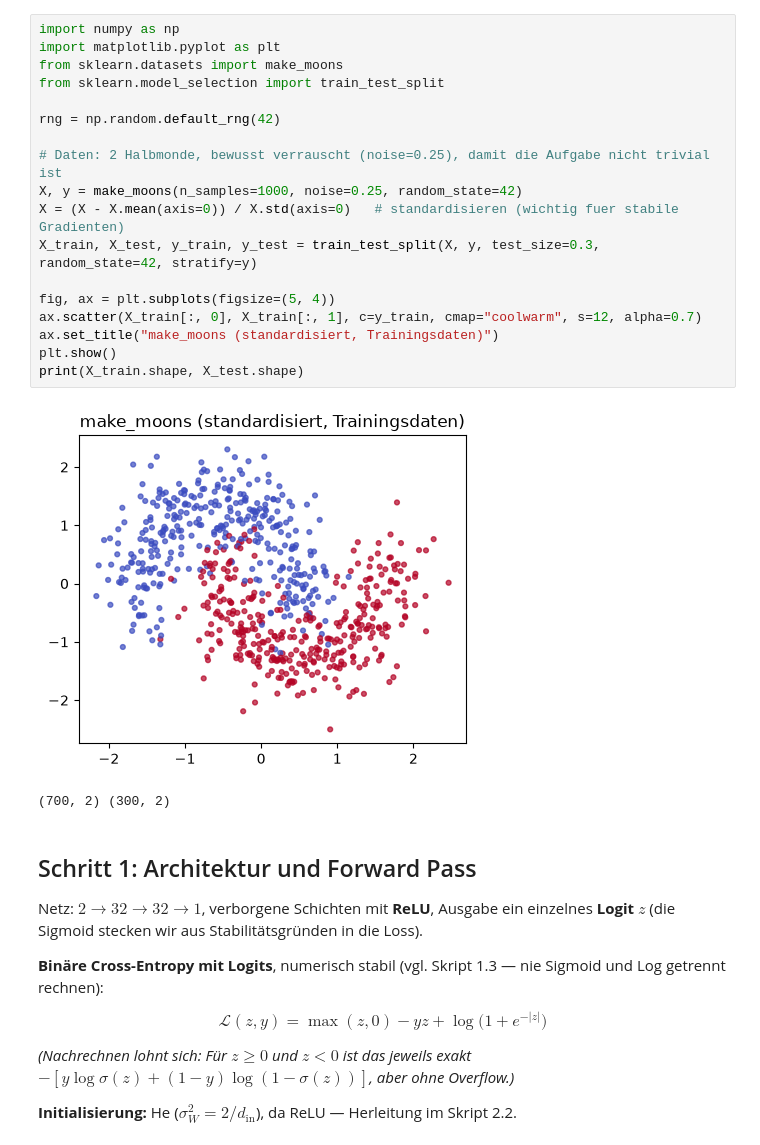
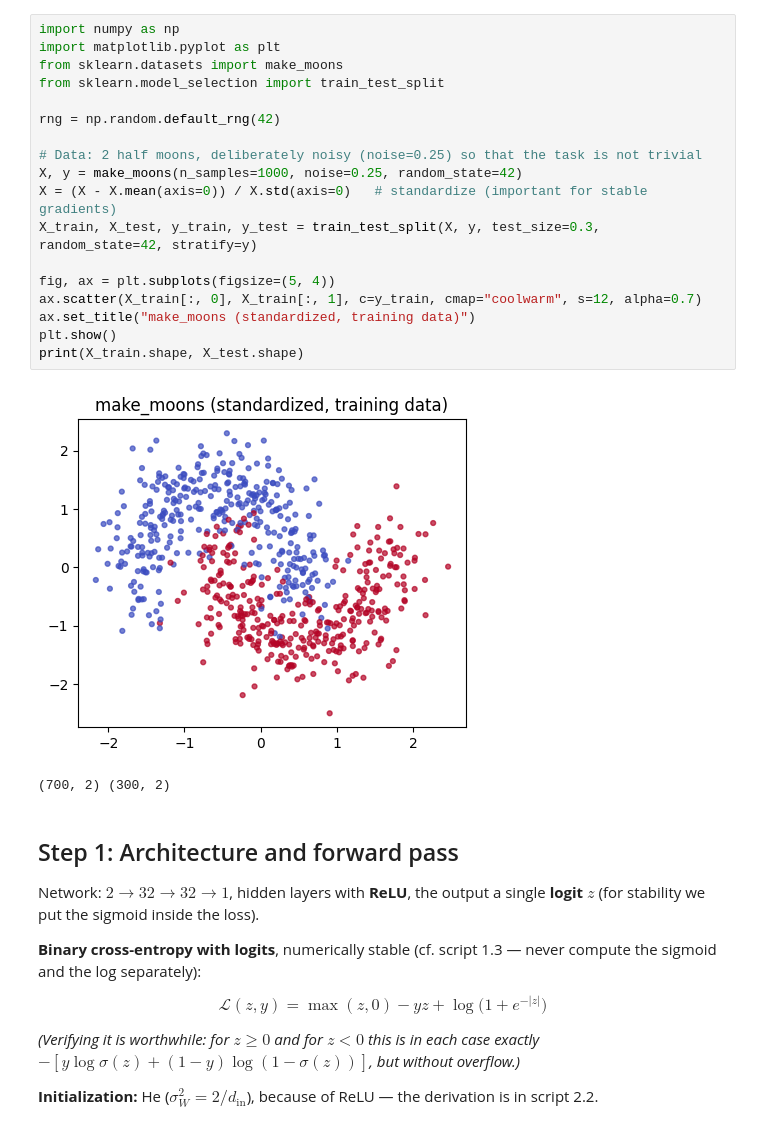
Before and after one commit to TimonLudwig1/Practice-Lab, a Jupyter notebook: xtAI_Learn-Repository/modules/05-machine-learning-2/projects/01-basic/solution/solution.ipynb, the cells around one changed output. Cells and saved outputs as stored; diff of their text form.

```diff
--- a/xtAI_Learn-Repository/modules/05-machine-learning-2/projects/01-basic/solution/solution.ipynb
+++ b/xtAI_Learn-Repository/modules/05-machine-learning-2/projects/01-basic/solution/solution.ipynb
@@ -15,36 +15,36 @@ $$\nabla_{W^{(\ell)}} \mathcal{L} = \tfrac{1}{B}\, \boldsymbol{\delta}^{(\ell)}
 # %%
 import numpy as np
 import matplotlib.pyplot as plt
 from sklearn.datasets import make_moons
 from sklearn.model_selection import train_test_split
 
 rng = np.random.default_rng(42)
 
-# Daten: 2 Halbmonde, bewusst verrauscht (noise=0.25), damit die Aufgabe nicht trivial ist
+# Data: 2 half moons, deliberately noisy (noise=0.25) so that the task is not trivial
 X, y = make_moons(n_samples=1000, noise=0.25, random_state=42)
-X = (X - X.mean(axis=0)) / X.std(axis=0)   # standardisieren (wichtig fuer stabile Gradienten)
+X = (X - X.mean(axis=0)) / X.std(axis=0)   # standardize (important for stable gradients)
 X_train, X_test, y_train, y_test = train_test_split(X, y, test_size=0.3, random_state=42, stratify=y)
 
 fig, ax = plt.subplots(figsize=(5, 4))
 ax.scatter(X_train[:, 0], X_train[:, 1], c=y_train, cmap="coolwarm", s=12, alpha=0.7)
-ax.set_title("make_moons (standardisiert, Trainingsdaten)")
+ax.set_title("make_moons (standardized, training data)")
 plt.show()
 print(X_train.shape, X_test.shape)
 # %% [output]
-[figure, old version]
+[figure, new version]
 (700, 2) (300, 2)
 # %% [markdown]
-## Schritt 1: Architektur und Forward Pass
+## Step 1: Architecture and forward pass
 
-Netz: $2 \to 32 \to 32 \to 1$, verborgene Schichten mit **ReLU**, Ausgabe ein einzelnes **Logit** $z$ (die Sigmoid stecken wir aus Stabilitätsgründen in die Loss).
+Network: $2 \to 32 \to 32 \to 1$, hidden layers with **ReLU**, the output a single **logit** $z$ (for stability we put the sigmoid inside the loss).
 
-**Binäre Cross-Entropy mit Logits**, numerisch stabil (vgl. Skript 1.3 — nie Sigmoid und Log getrennt rechnen):
+**Binary cross-entropy with logits**, numerically stable (cf. script 1.3 — never compute the sigmoid and the log separately):
 
 $$\mathcal{L}(z, y) = \max(z, 0) - yz + \log\big(1 + e^{-\lvert z \rvert}\big)$$
 
-*(Nachrechnen lohnt sich: Für $z \ge 0$ und $z < 0$ ist das jeweils exakt $-[y\log\sigma(z) + (1-y)\log(1-\sigma(z))]$, aber ohne Overflow.)*
+*(Verifying it is worthwhile: for $z \ge 0$ and for $z < 0$ this is in each case exactly $-[y\log\sigma(z) + (1-y)\log(1-\sigma(z))]$, but without overflow.)*
 
-**Initialisierung:** He ($\sigma_W^2 = 2/d_{\text{in}}$), da ReLU — Herleitung im Skript 2.2.
+**Initialization:** He ($\sigma_W^2 = 2/d_{\text{in}}$), because of ReLU — the derivation is in script 2.2.
 # %%
 def relu(z):
     return np.maximum(0.0, z)
```
Also changed, not shown: parts of 14 cells of this notebook, 2 other files.
